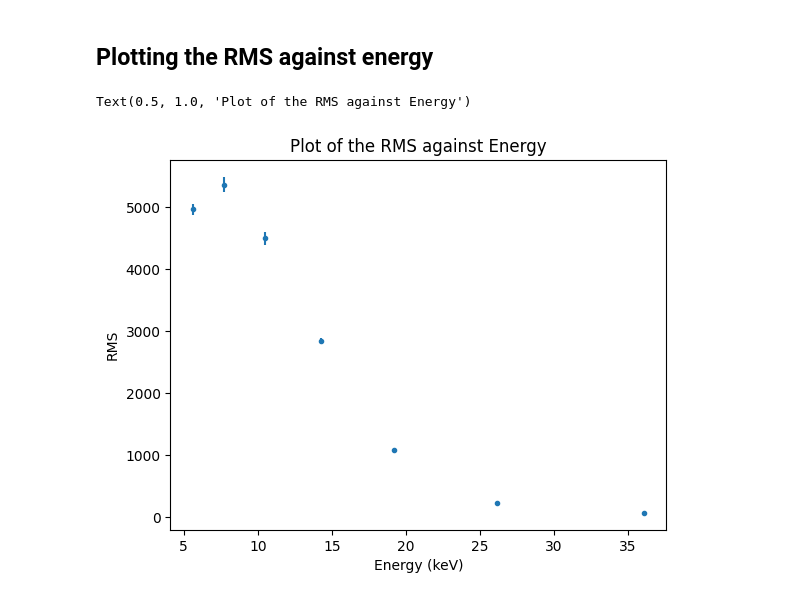
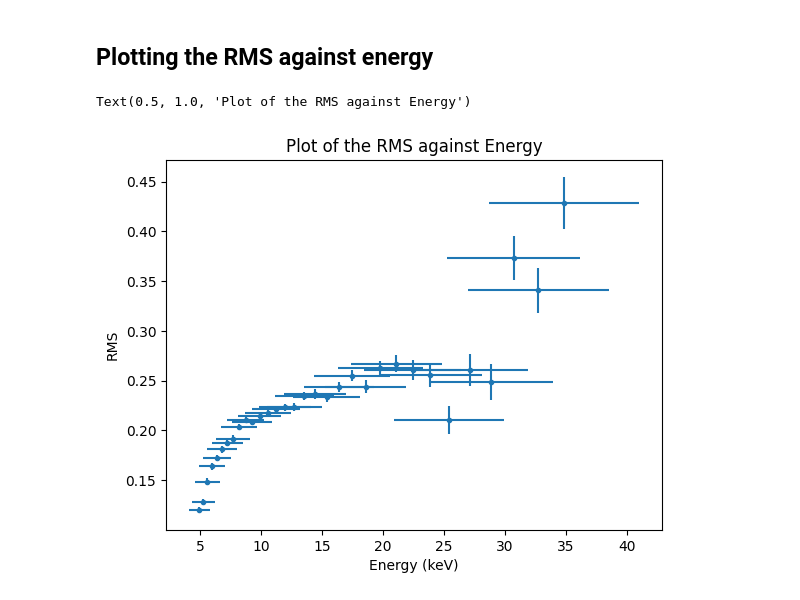
Before and after one commit to SamMerc/APLI, a Jupyter notebook: notebooks/Day3.ipynb, the cells around one changed output. Cells and saved outputs as stored; diff of their text form; code cells hidden in the pictures.

```diff
--- a/notebooks/Day3.ipynb
+++ b/notebooks/Day3.ipynb
@@ -63,16 +42,6 @@ correct_orbit_time = correct_time(Time_phase_file[1].data['TIME'], base_time)
 # %% [markdown]
 ## Using the event arrival times with orbital correction and the Stingray function epoch_folding_search to find pulse frequency
 # %%
-#Defining frequencies to try - required for epoch_folding_search
-#Can either take a large range but then the resolution is low
-#Or small range with high resolution -> could maybe do this iteratively
-trial_freqs = np.linspace(0.208, 0.209, 1000)
-
-#Getting the power as a function of frequency from 1. the event arrival times and
-#2. the event arrival times with orbital correction to show the difference
-
-L = epoch_folding_search(Time_phase_data['TIME'], trial_freqs, gti=new_gtis)
-
-correct_L = epoch_folding_search(correct_orbit_time, trial_freqs, segment_size=20000, gti=new_gtis)
+correct_list, guess_freq = IF.get_pulse_freq(0.208, 0.209, 1000, correct_orbital_time, new_gti, 20000)
 # %%
 #Plotting the power as a function energy
@@ -119,6 +72,5 @@ reg, bins = IF.Harmonic_funk(3, 0.01, Time_phase_data['TIME'][0], Time_segments,
 ## Getting the pulse profile matrix
 # %%
 reload(IF)
-guess_freq = correct_L[0][np.argmax(correct_L[1])]
-orders, model_phases, counts, phasefolded_time = IF.pulse_profile_matrix(Time_segments, Time_phase_data['TIME'][0], [guess_freq])
+orders, model_phases, counts, phasefolded_time = IF.pulse_profile_matrix(time_seg, Time_phase_data['TIME'][0], [guess_freq])
 # %% [output]
@@ -214,11 +125,8 @@ len(energy_segments[2])
 ## Plotting the energy pulse profile matrix
 # %%
 reload(IF)
-#Getting the periodogram for the two segment
 
-#energy_freq_seg, energy_power_seg = IF.get_power_and_freq(energy_time_segments, energy_segments, 2)
-
-guess_freq = correct_L[0][np.argmax(correct_L[1])]
-
-energy_orders, energy_model_phases, energy_counts, energy_phasefold_time=IF.pulse_profile_matrix(energy_time_segments, Time_phase_data['TIME'][0], [guess_freq], True, 20, 0.01, 0.3)
+energy_orders, energy_model_phases, energy_counts, energy_phasefold_time=IF.pulse_profile_matrix(energy_time_segments,
+                                                                                                 Time_phase_data['TIME'][0],
+                                                                                                 [guess_freq], True, 32, 0.01, 0.3)
 # %% [output]
@@ -396,0 +185,4 @@ First phase is: -1.8510412585999494  +/-  0.0009730084139438174
+# %%
+for i in range(100):
+    plt.plot(energy_phasefold_time[3], IF.bootstrap_generate(energy_counts[3], 100)[i], '.')
+plt.show()
@@ -397,17 +191,22 @@ First phase is: -1.8510412585999494  +/-  0.0009730084139438174
 # %% [markdown]
 ## Plotting the RMS against energy
 # %%
+reload(IF)
 RMSs = np.zeros(len(energy_counts))
 avg = np.zeros(len(energy_counts))
+RMS_error = np.ones(len(energy_counts))
 for i in range(len(energy_counts)):
-    RMSs[i] = RMS_calculator(energy_counts[i])
+    RMS_error[i] = IF.bootstrap_total(energy_counts[i], 1000, IF.RMS_calculator, energy_orders[i])
+    RMSs[i] = IF.RMS_calculator(energy_counts[i], energy_orders[i])
     avg[i] = np.mean(energy_segments[i])
 
+avg_error = np.array(avg)/np.sqrt(len(energy_counts))
 fig, ax = plt.subplots(1, 1)
-ax.errorbar(avg, RMSs, yerr=RMS_error, fmt='.')
+ax.errorbar(avg, RMSs, xerr=avg_error, yerr=RMS_error, fmt='.')
 ax.set_xlabel('Energy (keV)')
 ax.set_ylabel('RMS')
 ax.set_title('Plot of the RMS against Energy')
+#plt.savefig('/Users/samsonmercier/Desktop/RMS_vs_Energy.pdf')
 # %% [output]
 Text(0.5, 1.0, 'Plot of the RMS against Energy')
-[figure, old version]
+[figure, new version]
```
Also changed, not shown: parts of 17 cells of this notebook, 1 other file.
